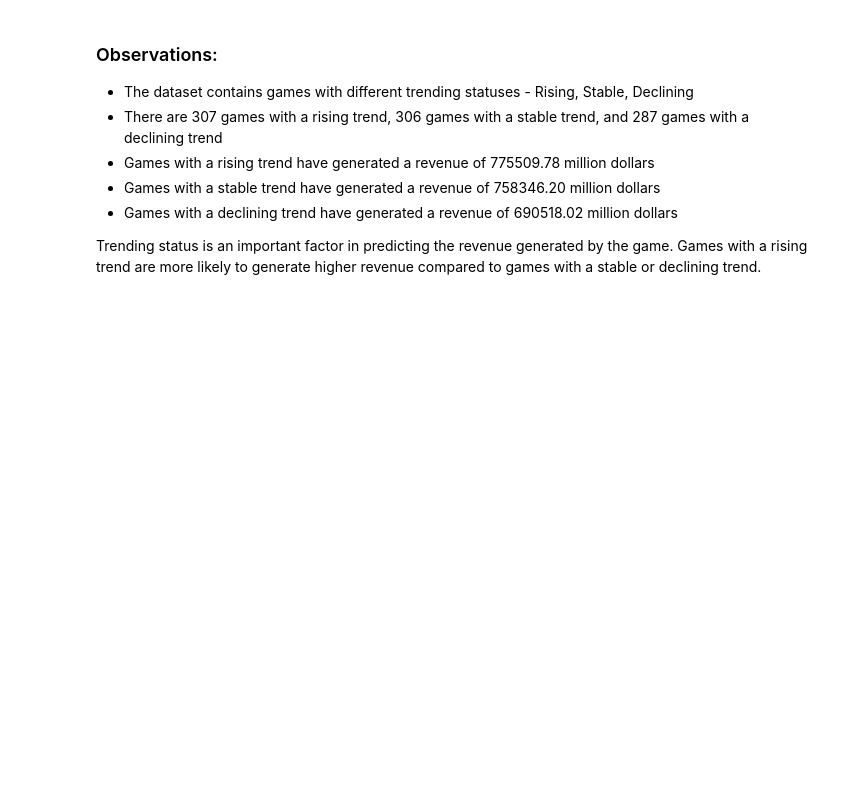
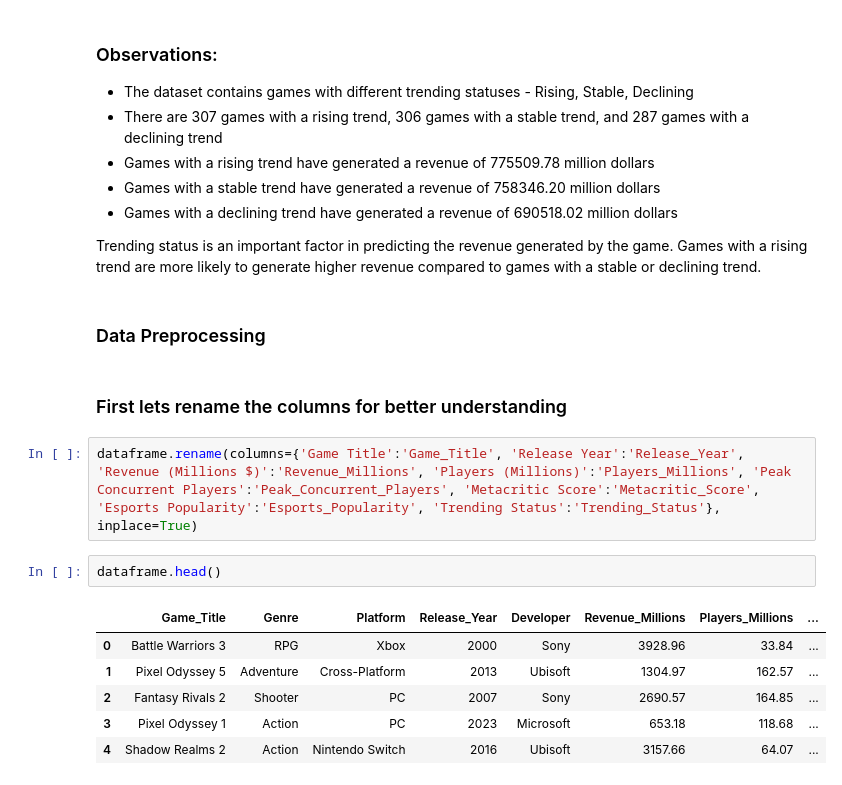
Before and after one commit to Mehmood-Deshmukh/DSAI-kaggle-competition, a Jupyter notebook: model.ipynb, the cells around one changed output. Drawn from its saved outputs; the diff is of its cells as text; blank space fills up the shorter version.

```diff
--- a/model.ipynb
+++ b/model.ipynb
@@ -417,3 +417,18 @@ Name: Revenue (Millions $), dtype: float64
 - Games with a declining trend have generated a revenue of 690518.02 million dollars
 
 Trending status is an important factor in predicting the revenue generated by the game. Games with a rising trend are more likely to generate higher revenue compared to games with a stable or declining trend.
+# %% [markdown]
+### Data Preprocessing
+# %% [markdown]
+### First lets rename the columns for better understanding
+# %%
+dataframe.rename(columns={'Game Title':'Game_Title', 'Release Year':'Release_Year', 'Revenue (Millions $)':'Revenue_Millions', 'Players (Millions)':'Players_Millions', 'Peak Concurrent Players':'Peak_Concurrent_Players', 'Metacritic Score':'Metacritic_Score', 'Esports Popularity':'Esports_Popularity', 'Trending Status':'Trending_Status'}, inplace=True)
+# %%
+dataframe.head()
+# %% [output]
+|  | Game_Title | Genre | Platform | Release_Year | Developer | Revenue_Millions | Players_Millions | ... |
+| 0 | Battle Warriors 3 | RPG | Xbox | 2000 | Sony | 3928.96 | 33.84 | ... |
+| 1 | Pixel Odyssey 5 | Adventure | Cross-Platform | 2013 | Ubisoft | 1304.97 | 162.57 | ... |
+| 2 | Fantasy Rivals 2 | Shooter | PC | 2007 | Sony | 2690.57 | 164.85 | ... |
+| 3 | Pixel Odyssey 1 | Action | PC | 2023 | Microsoft | 653.18 | 118.68 | ... |
+| 4 | Shadow Realms 2 | Action | Nintendo Switch | 2016 | Ubisoft | 3157.66 | 64.07 | ... |
```
Also changed, not shown: parts of 6 cells of this notebook.
